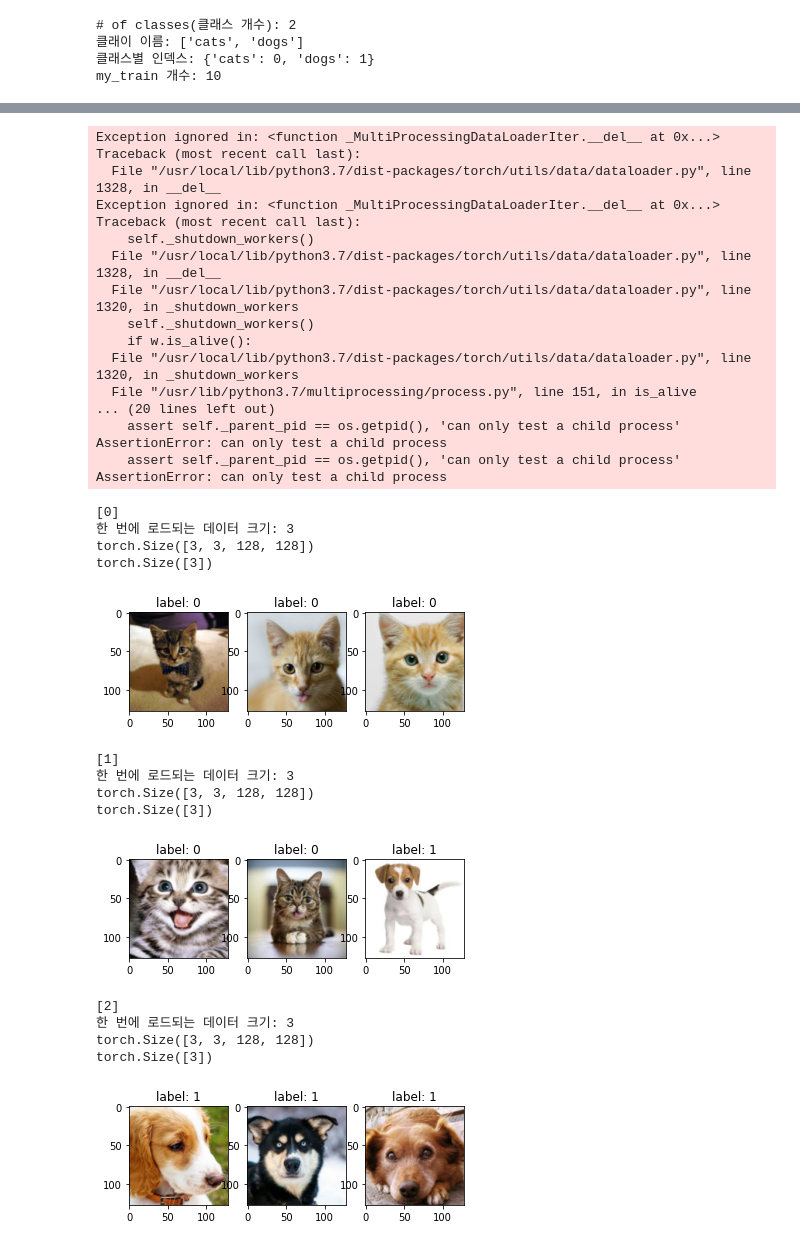
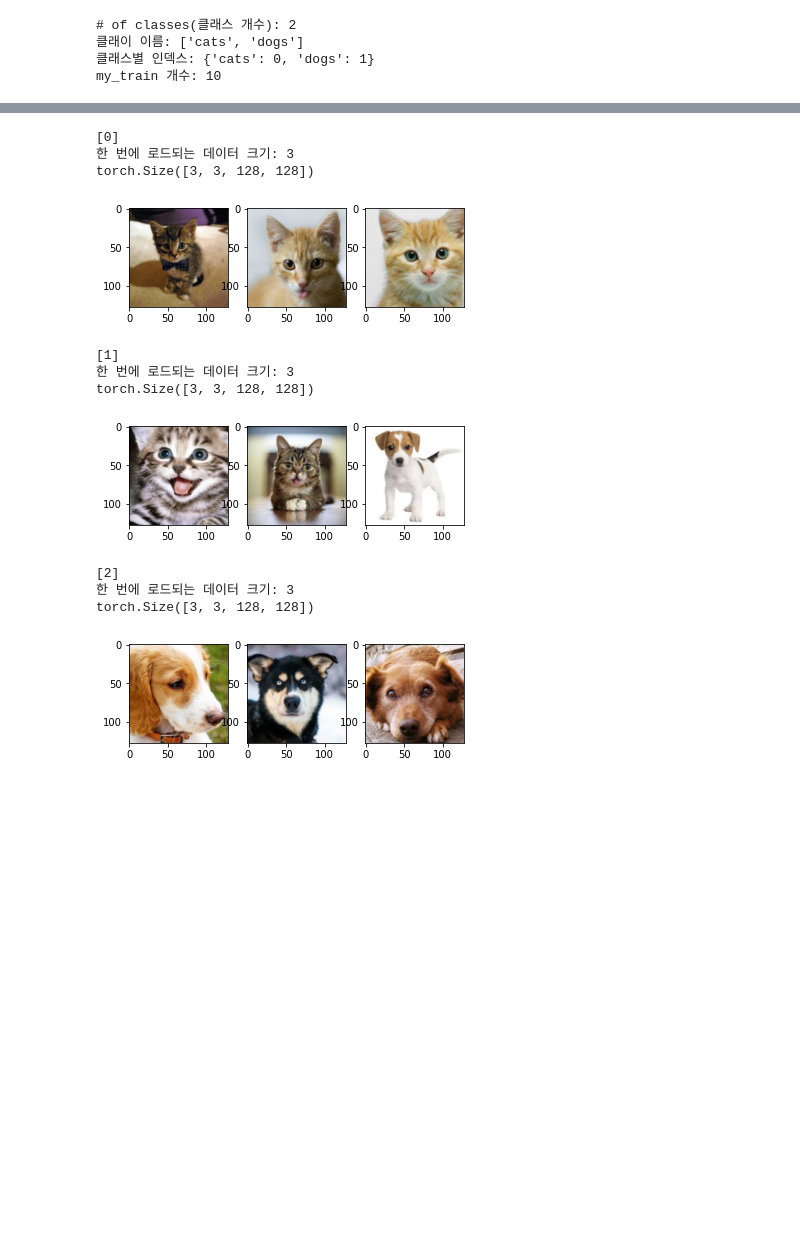
Before and after one commit to yhk775206/AIContents, a Jupyter notebook: c_customLoad_응용.ipynb, the cells around one changed output, grey strips where cells are left out. Cells and saved outputs as stored; diff of their text form; code cells hidden in the pictures; blank space fills up the shorter version.

```diff
--- a/c_customLoad_응용.ipynb
+++ b/c_customLoad_응용.ipynb
@@ -22,7 +20,7 @@ from PIL import Image
 imgsize = 128
 # %%
 # 폴더 이름
-img_dir =  "drive/MyDrive/my_catdog/"  #"./images/"  # "../../images/cats/"
+img_dir =  "drive/MyDrive/my_catdog/train/"  #"./images/"  # "../../images/cats/"
 # %%
 import os
 
@@ -95,17 +98,20 @@ def CropImgSquare(img):
   return img
 # %%
 # CropImg 테스트
-# 1. 원본 그리기
-dir = img_dir + "cats/images (3).jpeg"
+# 1. 이미지 오픈
+dir = img_dir + "dogs/images (2).jpeg"
 img = Image.open(dir)
+
+# 2. 1 시각화
 plt.imshow(img)
 plt.show()
 
 print(img.width, img.height)
 
-# 2. 자르고 그리기
+# 3. 자르기
 img = CropImgSquare(img)
 
+# 4. 3 시각화
 plt.imshow(img)
 plt.show()
 
@@ -193,11 +221,9 @@ my_train 개수: 10
 # %%
 for i in range(3):
-  img = my_train[i][0]  #.numpy()  # image 타입을 numpy 로 변환 (3, width, height)
+  img = my_train[i]  #.numpy()  # image 타입을 numpy 로 변환 (3, width, height)
   img = np.transpose(img, (1, 2, 0)) # (3, width, height) -> (width, height, 3)
 
-  plt.title("label: %d" %my_train[i][1] )
+  #plt.title("label: %d" %my_train[i][1] )
   plt.imshow(img)
   plt.show()
-
-  print(img.shape)  #print(img.size)
 # %% [output]
@@ -214,0 +233,18 @@ batch_size= 3
+# %%
+for i in range(3):
+  img = my_train[i][0]  #.numpy()  # image 타입을 numpy 로 변환 (3, width, height)
+  img = np.transpose(img, (1, 2, 0)) # (3, width, height) -> (width, height, 3)
+
+  plt.title("label: %d" %my_train[i][1] )
+  plt.imshow(img)
+  plt.show()
+
+  # # --- 강제 resize 한 것 출력 ---
+  # img = my_train[i][2]  #.numpy()  # image 타입을 numpy 로 변환 (3, width, height)
+  # img = np.transpose(img, (1, 2, 0)) # (3, width, height) -> (width, height, 3)
+
+  # plt.title("label: %d" %my_train[i][1] )
+  # plt.imshow(img)
+  # plt.show()
+
+  # print(img.shape)  #print(img.size)
@@ -221,58 +266,39 @@ train_loader = data.DataLoader(my_train, batch_size=batch_size,
 # %%
 n = 3  # 샘플로 그려볼 데이터 개수
-for i, [imgs, labels] in enumerate(train_loader):  # batch_size 만큼
+#for i, [imgs, labels] in enumerate(train_loader):  # batch_size 만큼
+for i, imgs in enumerate(train_loader):  # batch_size 만큼
     if i>5:
         break
 
     print ("[%d]" %i)
     print ("한 번에 로드되는 데이터 크기:", len(imgs))
 
     # GPU 에 로드되기 위함. 만약 CPU로 설정되어 있다면 자동으로(?) CPU로 로드됨
     x = Variable(imgs)#.cuda()     # (batch_size, 3, 28, 28)
-    y_ = Variable(labels)#.cuda()  # (batch_size)
+    #y_ = Variable(labels)#.cuda()  # (batch_size)
 
     print(x.shape)
-    print(y_.shape)
+    # print(y_.shape)
 
     # 그리기
     for j in range(n):
         img = imgs[j].numpy()  # image 타입을 numpy 로 변환 (3, width, height)
         img = np.transpose(img, (1, 2, 0)) # (3, width, height) -> (width, height, 3)
 
         plt.subplot(1, n, j+1)  # (1,3) 형태 플랏의 j 번째 자리에 그리겠다
         plt.imshow(img) #, cmap='gray')
-        plt.title("label: %d" %labels[j] )
+        #plt.title("label: %d" %labels[j] )
     plt.show()
 # %% [output]
-Exception ignored in: <function _MultiProcessingDataLoaderIter.__del__ at 0x...>
-Traceback (most recent call last):
-  File "/usr/local/lib/python3.7/dist-packages/torch/utils/data/dataloader.py", line 1328, in __del__
-Exception ignored in: <function _MultiProcessingDataLoaderIter.__del__ at 0x...>
-Traceback (most recent call last):
-    self._shutdown_workers()
-  File "/usr/local/lib/python3.7/dist-packages/torch/utils/data/dataloader.py", line 1328, in __del__
-  File "/usr/local/lib/python3.7/dist-packages/torch/utils/data/dataloader.py", line 1320, in _shutdown_workers
-    self._shutdown_workers()
-    if w.is_alive():
-  File "/usr/local/lib/python3.7/dist-packages/torch/utils/data/dataloader.py", line 1320, in _shutdown_workers
-  File "/usr/lib/python3.7/multiprocessing/process.py", line 151, in is_alive
-... (20 lines left out)
-    assert self._parent_pid == os.getpid(), 'can only test a child process'
-AssertionError: can only test a child process
-    assert self._parent_pid == os.getpid(), 'can only test a child process'
-AssertionError: can only test a child process
+[0]
+한 번에 로드되는 데이터 크기: 3
+torch.Size([3, 3, 128, 128])
+[figure, new version]
-[0]
+[1]
 한 번에 로드되는 데이터 크기: 3
 torch.Size([3, 3, 128, 128])
-torch.Size([3])
-[figure, old version]
+[figure, new version]
-[1]
+[2]
 한 번에 로드되는 데이터 크기: 3
 torch.Size([3, 3, 128, 128])
-torch.Size([3])
-[figure, old version]
-[2]
-한 번에 로드되는 데이터 크기: 3
-torch.Size([3, 3, 128, 128])
-torch.Size([3])
-[figure, old version]
+[figure, new version]
```
Also changed, not shown: parts of 16 cells of this notebook.
